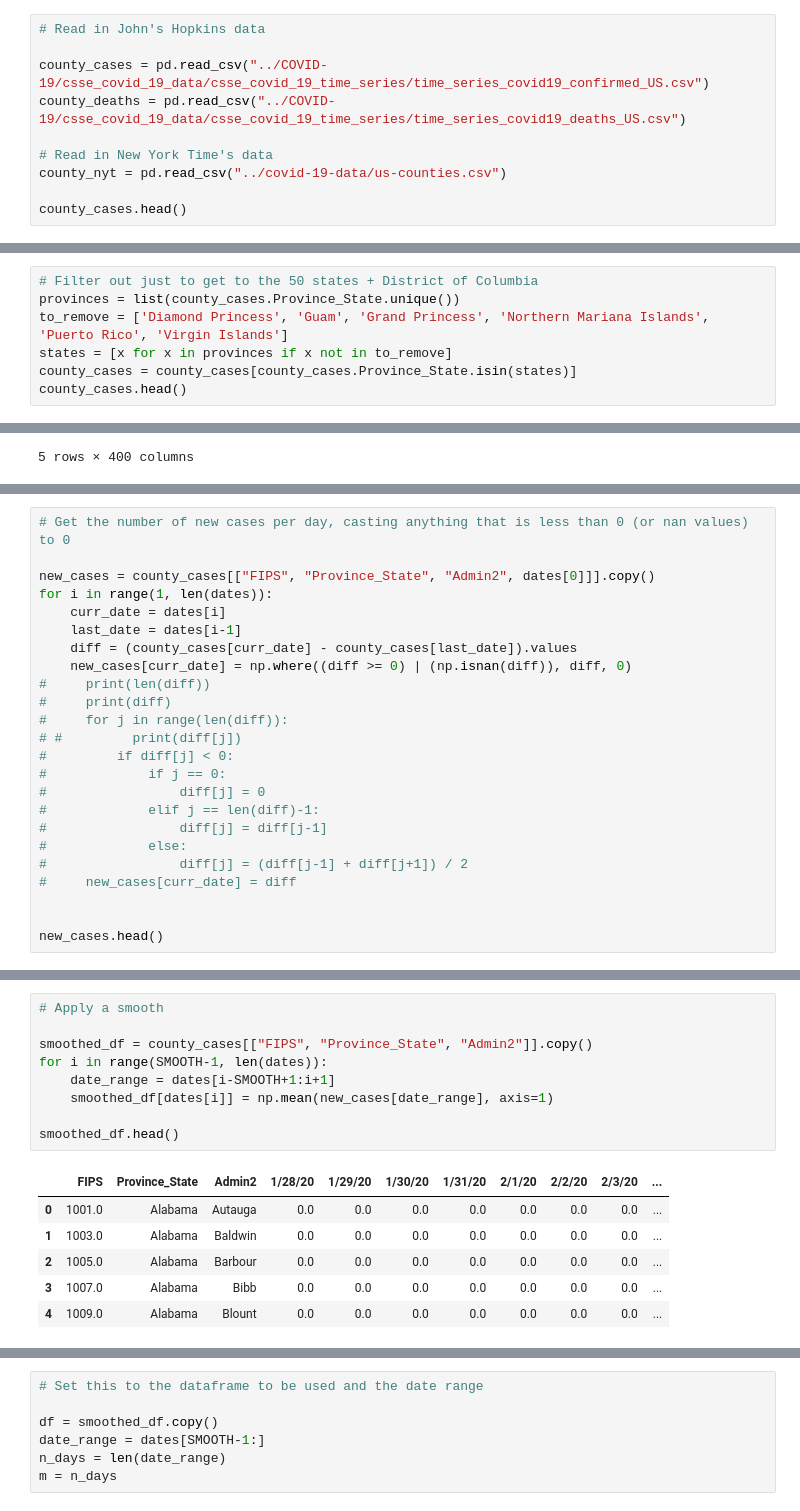
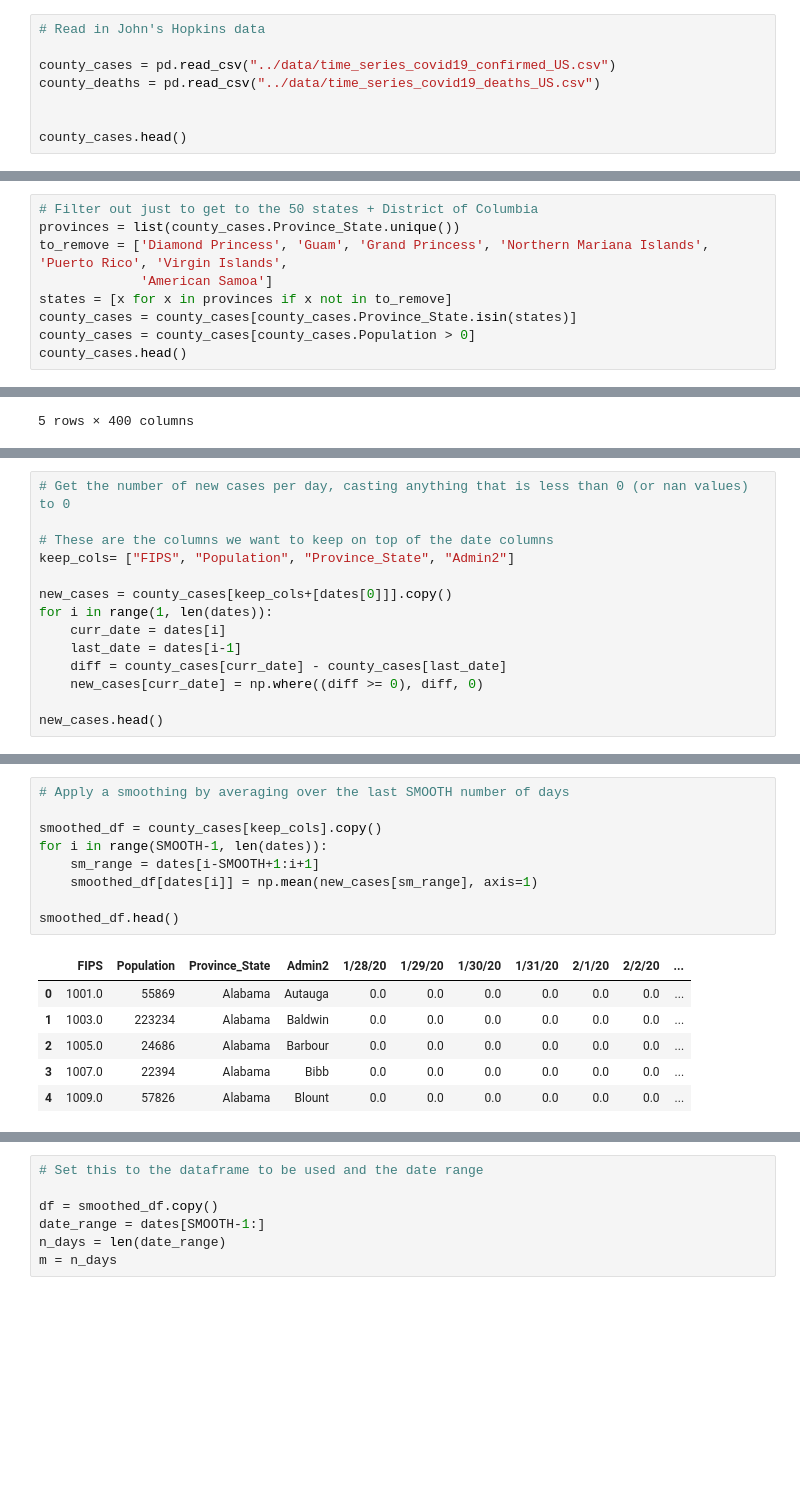
Before and after one commit to jkaashoek/senior_thesis, a Jupyter notebook: code/clustering.ipynb, the cells around one changed output, grey strips where cells are left out. Drawn from its saved outputs; the diff is of its cells as text; blank space fills up the shorter version.

```diff
--- a/code/clustering.ipynb
+++ b/code/clustering.ipynb
@@ -101,11 +75,9 @@ abbrev_us_state = dict(map(reversed, us_state_abbrev.items()))
 # %%
 # Read in John's Hopkins data
 
-county_cases = pd.read_csv("../COVID-19/csse_covid_19_data/csse_covid_19_time_series/time_series_covid19_confirmed_US.csv")
-county_deaths = pd.read_csv("../COVID-19/csse_covid_19_data/csse_covid_19_time_series/time_series_covid19_deaths_US.csv")
+county_cases = pd.read_csv("../data/time_series_covid19_confirmed_US.csv")
+county_deaths = pd.read_csv("../data/time_series_covid19_deaths_US.csv")
 
-# Read in New York Time's data
-county_nyt = pd.read_csv("../covid-19-data/us-counties.csv")
 
 county_cases.head()
 # %% [output]
@@ -123,9 +95,11 @@ county_cases = county_deaths.copy()
 # %%
 # Filter out just to get to the 50 states + District of Columbia
 provinces = list(county_cases.Province_State.unique())
-to_remove = ['Diamond Princess', 'Guam', 'Grand Princess', 'Northern Mariana Islands', 'Puerto Rico', 'Virgin Islands']
+to_remove = ['Diamond Princess', 'Guam', 'Grand Princess', 'Northern Mariana Islands', 'Puerto Rico', 'Virgin Islands',
+             'American Samoa']
 states = [x for x in provinces if x not in to_remove]
 county_cases = county_cases[county_cases.Province_State.isin(states)]
+county_cases = county_cases[county_cases.Population > 0]
 county_cases.head()
 # %% [output]
 |  | UID | iso2 | iso3 | code3 | FIPS | Admin2 | Province_State | Country_Region | Lat | ... |
@@ -177,25 +154,15 @@ Index(['1/22/20', '1/23/20', '1/24/20', '1/25/20', '1/26/20', '1/27/20',
 # %%
 # Get the number of new cases per day, casting anything that is less than 0 (or nan values) to 0
 
-new_cases = county_cases[["FIPS", "Province_State", "Admin2", dates[0]]].copy()
+# These are the columns we want to keep on top of the date columns
+keep_cols= ["FIPS", "Population", "Province_State", "Admin2"]
+
+new_cases = county_cases[keep_cols+[dates[0]]].copy()
 for i in range(1, len(dates)):
     curr_date = dates[i]
     last_date = dates[i-1]
-    diff = (county_cases[curr_date] - county_cases[last_date]).values
-    new_cases[curr_date] = np.where((diff >= 0) | (np.isnan(diff)), diff, 0)
-#     print(len(diff))
-#     print(diff)
-#     for j in range(len(diff)):
-# #         print(diff[j])
-#         if diff[j] < 0:
-#             if j == 0:
-#                 diff[j] = 0
-#             elif j == len(diff)-1:
-#                 diff[j] = diff[j-1]
-#             else:
-#                 diff[j] = (diff[j-1] + diff[j+1]) / 2
-#     new_cases[curr_date] = diff
-
+    diff = county_cases[curr_date] - county_cases[last_date]
+    new_cases[curr_date] = np.where((diff >= 0), diff, 0)
 
 new_cases.head()
 # %% [output]
@@ -209,16 +176,16 @@ new_cases.head()
 # %%
-# Apply a smooth
+# Apply a smoothing by averaging over the last SMOOTH number of days
 
-smoothed_df = county_cases[["FIPS", "Province_State", "Admin2"]].copy()
+smoothed_df = county_cases[keep_cols].copy()
 for i in range(SMOOTH-1, len(dates)):
-    date_range = dates[i-SMOOTH+1:i+1]
-    smoothed_df[dates[i]] = np.mean(new_cases[date_range], axis=1)
+    sm_range = dates[i-SMOOTH+1:i+1]
+    smoothed_df[dates[i]] = np.mean(new_cases[sm_range], axis=1)
 
 smoothed_df.head()
 # %% [output]
-|  | FIPS | Province_State | Admin2 | 1/28/20 | 1/29/20 | 1/30/20 | 1/31/20 | 2/1/20 | 2/2/20 | 2/3/20 | ... |
-| 0 | 1001.0 | Alabama | Autauga | 0.0 | 0.0 | 0.0 | 0.0 | 0.0 | 0.0 | 0.0 | ... |
-| 1 | 1003.0 | Alabama | Baldwin | 0.0 | 0.0 | 0.0 | 0.0 | 0.0 | 0.0 | 0.0 | ... |
-| 2 | 1005.0 | Alabama | Barbour | 0.0 | 0.0 | 0.0 | 0.0 | 0.0 | 0.0 | 0.0 | ... |
-| 3 | 1007.0 | Alabama | Bibb | 0.0 | 0.0 | 0.0 | 0.0 | 0.0 | 0.0 | 0.0 | ... |
-| 4 | 1009.0 | Alabama | Blount | 0.0 | 0.0 | 0.0 | 0.0 | 0.0 | 0.0 | 0.0 | ... |
+|  | FIPS | Population | Province_State | Admin2 | 1/28/20 | 1/29/20 | 1/30/20 | 1/31/20 | 2/1/20 | 2/2/20 | ... |
+| 0 | 1001.0 | 55869 | Alabama | Autauga | 0.0 | 0.0 | 0.0 | 0.0 | 0.0 | 0.0 | ... |
+| 1 | 1003.0 | 223234 | Alabama | Baldwin | 0.0 | 0.0 | 0.0 | 0.0 | 0.0 | 0.0 | ... |
+| 2 | 1005.0 | 24686 | Alabama | Barbour | 0.0 | 0.0 | 0.0 | 0.0 | 0.0 | 0.0 | ... |
+| 3 | 1007.0 | 22394 | Alabama | Bibb | 0.0 | 0.0 | 0.0 | 0.0 | 0.0 | 0.0 | ... |
+| 4 | 1009.0 | 57826 | Alabama | Blount | 0.0 | 0.0 | 0.0 | 0.0 | 0.0 | 0.0 | ... |
```
Also changed, not shown: parts of 30 cells of this notebook, 5 other files.
